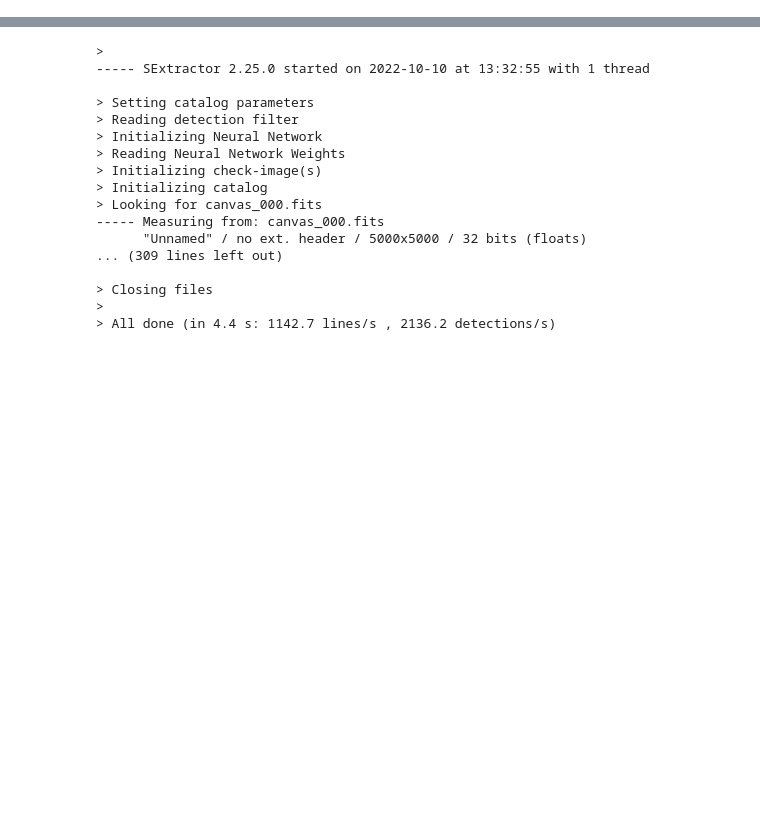
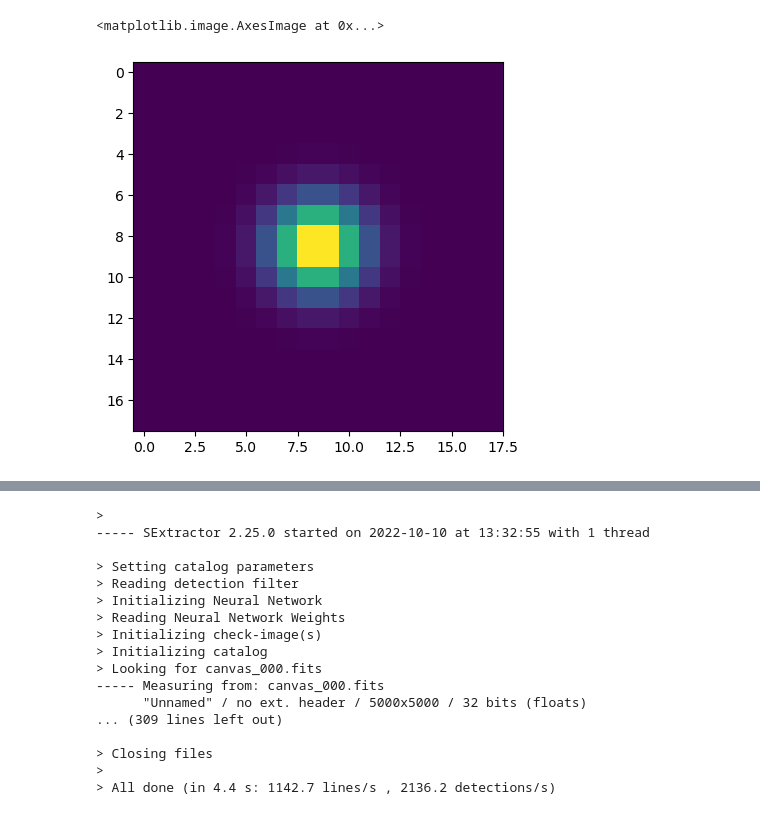
Before and after one commit to vargatn/synthetic, a Jupyter notebook: notebooks/meds/MEDS_psfex_shear_03.ipynb, the cells around one changed output, grey strips where cells are left out. Saved outputs shown, nothing was run; the diff lists cells and outputs as text; code cells hidden in the pictures; blank space fills up the shorter version.

```diff
--- a/notebooks/meds/MEDS_psfex_shear_03.ipynb
+++ b/notebooks/meds/MEDS_psfex_shear_03.ipynb
@@ -57,0 +105,5 @@ sex canvas_000.fits -c config.sex -CATALOG_NAME canvas_000_cat.fits -CHECKIMAGE_
+# %%
+plt.imshow(rd.stamps[0].array)
+# %% [output]
+<matplotlib.image.AxesImage at 0x...>
+[figure, added]
```
Also changed, not shown: parts of 10 cells of this notebook, 1 other file.
